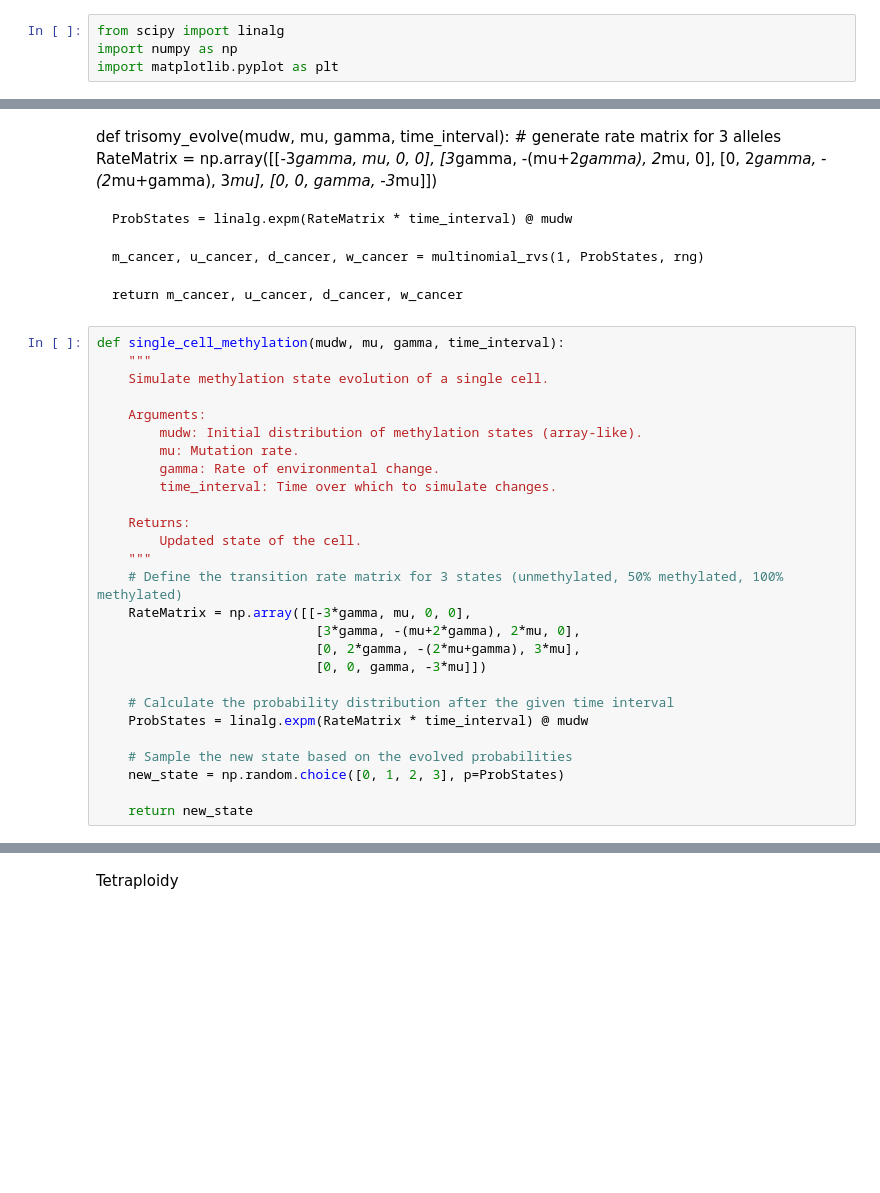
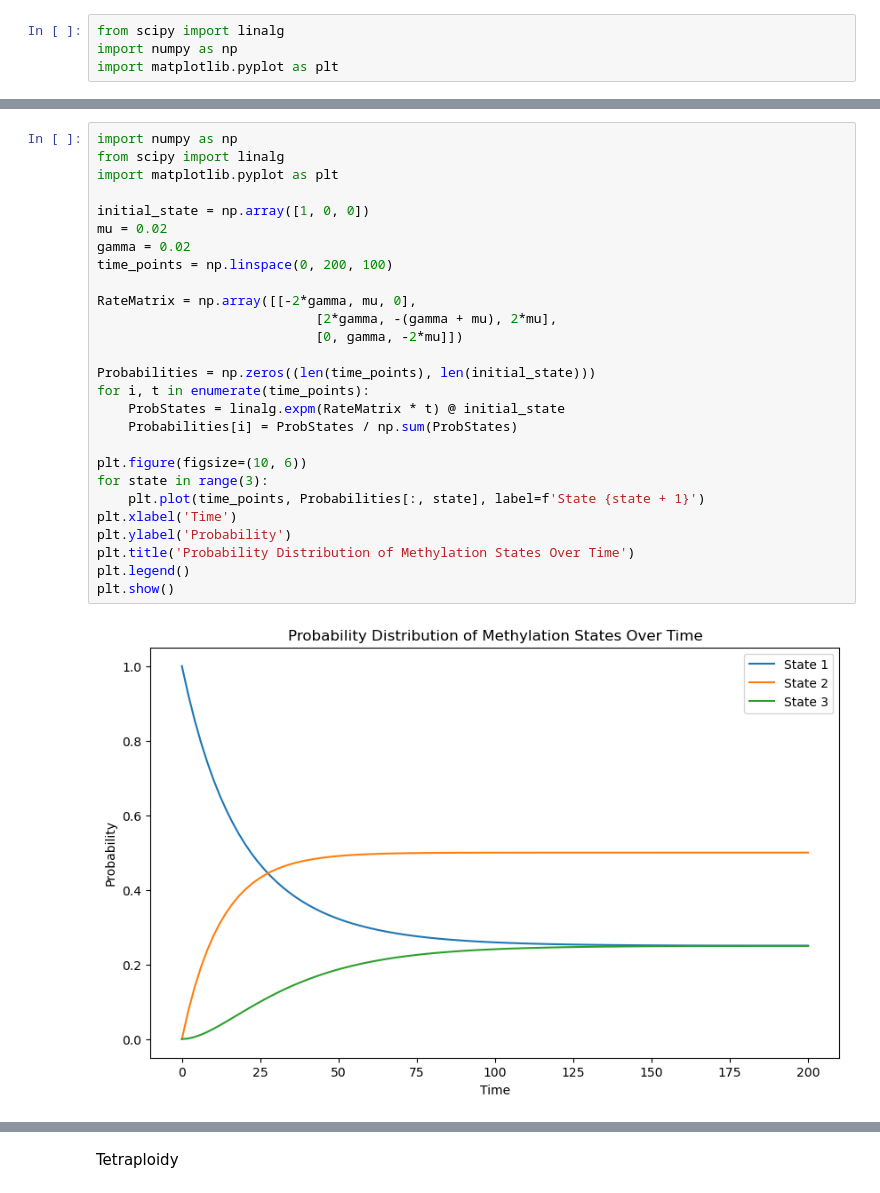
Before and after one commit to finn1010/Methylation-Distributions, a Jupyter notebook: state_sims.ipynb, the cells around one changed output, grey strips where cells are left out. Drawn from its saved outputs; the diff is of its cells as text; blank space fills up the shorter version.

Commit message:
complete basic state simulation

```diff
--- a/state_sims.ipynb
+++ b/state_sims.ipynb
@@ -55,40 +7,29 @@ def multinomial_rvs(counts, p, rng=None):
-# %% [markdown]
-def trisomy_evolve(mudw, mu, gamma, time_interval):
-    # generate rate matrix for 3 alleles
-    RateMatrix = np.array([[-3*gamma, mu, 0, 0],
-                            [3*gamma, -(mu+2*gamma), 2*mu, 0],
-                            [0, 2*gamma, -(2*mu+gamma), 3*mu],
-                            [0, 0, gamma, -3*mu]])
-
-    ProbStates = linalg.expm(RateMatrix * time_interval) @ mudw
-
-    m_cancer, u_cancer, d_cancer, w_cancer = multinomial_rvs(1, ProbStates, rng)
-
-    return m_cancer, u_cancer, d_cancer, w_cancer
-# %%
-def single_cell_methylation(mudw, mu, gamma, time_interval):
-    """
-    Simulate methylation state evolution of a single cell.
-
-    Arguments:
-        mudw: Initial distribution of methylation states (array-like).
-        mu: Mutation rate.
-        gamma: Rate of environmental change.
-        time_interval: Time over which to simulate changes.
-
-    Returns:
-        Updated state of the cell.
-    """
-    # Define the transition rate matrix for 3 states (unmethylated, 50% methylated, 100% methylated)
-    RateMatrix = np.array([[-3*gamma, mu, 0, 0],
-                            [3*gamma, -(mu+2*gamma), 2*mu, 0],
-                            [0, 2*gamma, -(2*mu+gamma), 3*mu],
-                            [0, 0, gamma, -3*mu]])
-
-    # Calculate the probability distribution after the given time interval
-    ProbStates = linalg.expm(RateMatrix * time_interval) @ mudw
-
-    # Sample the new state based on the evolved probabilities
-    new_state = np.random.choice([0, 1, 2, 3], p=ProbStates)
-
-    return new_state
+# %%
+import numpy as np
+from scipy import linalg
+import matplotlib.pyplot as plt
+
+initial_state = np.array([1, 0, 0])
+mu = 0.02
+gamma = 0.02
+time_points = np.linspace(0, 200, 100)
+
+RateMatrix = np.array([[-2*gamma, mu, 0],
+                            [2*gamma, -(gamma + mu), 2*mu],
+                            [0, gamma, -2*mu]])
+
+Probabilities = np.zeros((len(time_points), len(initial_state)))
+for i, t in enumerate(time_points):
+    ProbStates = linalg.expm(RateMatrix * t) @ initial_state
+    Probabilities[i] = ProbStates / np.sum(ProbStates)
+
+plt.figure(figsize=(10, 6))
+for state in range(3):
+    plt.plot(time_points, Probabilities[:, state], label=f'State {state + 1}')
+plt.xlabel('Time')
+plt.ylabel('Probability')
+plt.title('Probability Distribution of Methylation States Over Time')
+plt.legend()
+plt.show()
+# %% [output]
+[figure, added]
```
Also changed, not shown: parts of 7 cells of this notebook.
